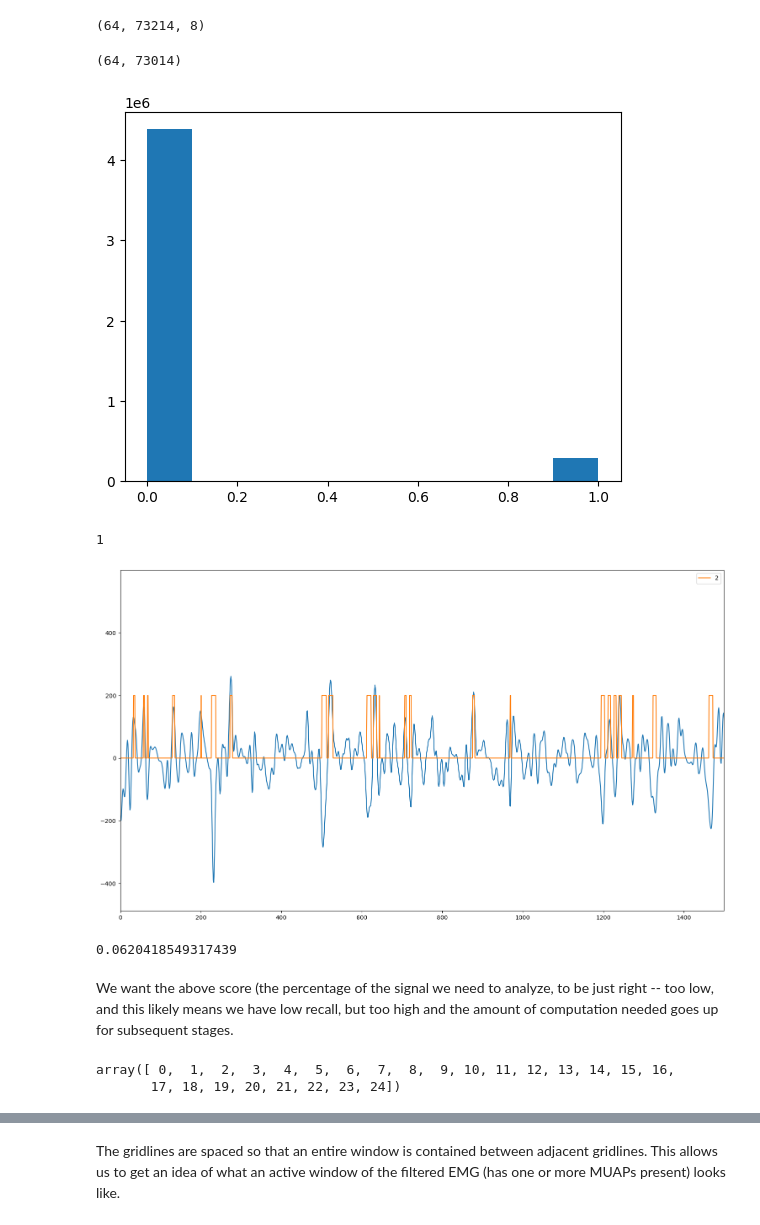
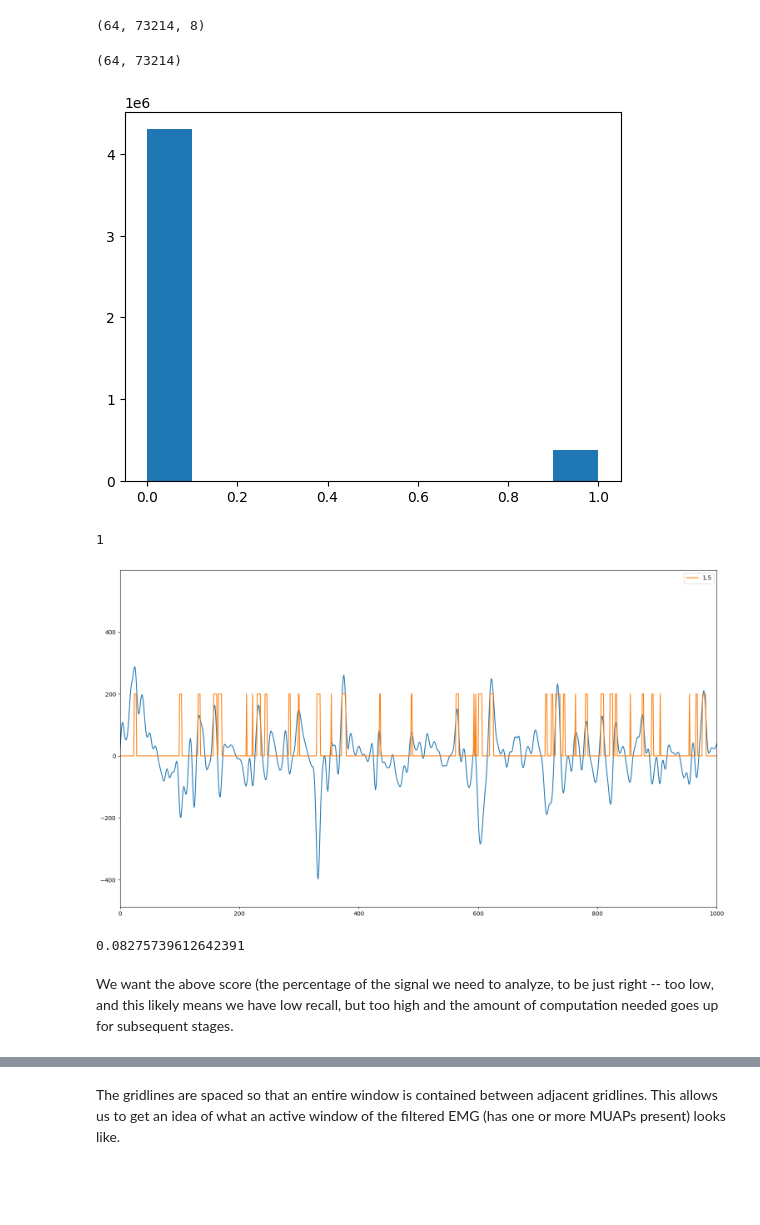
Before and after one commit to Electrum9/mlsp-project, a Jupyter notebook: Dictionary.ipynb, the cells around one changed output, grey strips where cells are left out. Drawn from its saved outputs; the diff is of its cells as text; code cells hidden in the pictures; blank space fills up the shorter version.

Commit message:
experimented with new sparsity and energy measure; modified dictionary learner (uses thresholding now), tuned hyperparams for entire process; made initial plots for ISI statistics

```diff
--- a/Dictionary.ipynb
+++ b/Dictionary.ipynb
@@ -157,8 +158,8 @@ will be $a=2..6$. To give a little more room to work with, we will go from 2 to
 # %%
 from sklearn.cluster import KMeans
 
-start, stop = 100, -100 # start and stop time in samples
-electrode = 23 # lower left electrode, closest on arm, in previously shown diagram
+start, stop = 0, filtered_if1_out_mat.shape[0] # start and stop time in samples
+electrode = 32 # lower left electrode, closest on arm, in previously shown diagram
 
 wavelet_convolved = []
 WIDTHS = np.arange(2, 10, 1) # roughly estimated based on total duration of Ricker wavelet, wavelet width, and durations of MUAP pulses
@@ -172,11 +173,13 @@ print(wavelet_convolved.shape) # shape is electrode number, time, wavelet width\
 # %% [output]
 (64, 73214, 8)
 # %%
-lambda1 = 1 / (1e-12 + np.linalg.norm(wavelet_convolved, axis=-1, ord=1))
-lambda2 = np.linalg.norm(wavelet_convolved, axis=-1)
+a = 1 # sparsity weight
+b = 1 # energy weight
+lambda1 = a / (1e-24 + np.linalg.norm(wavelet_convolved, axis=-1, ord=0))
+lambda2 = b * np.linalg.norm(wavelet_convolved, axis=-1, ord=-np.inf)
 
-k = 1e6 # changing this doesn't seem to matter much
-p = 2 # definitely affects sensitivity (lower this is, the more sensitive the detector is)
+k = 1 # changing this doesn't seem to matter much
+p = 1.5 # definitely affects sensitivity (lower this is, the more sensitive the detector is)
 
 #plt.figure()
 #plt.plot(filtered_if1_out_mat[start:stop,electrode])
@@ -202,33 +205,35 @@ print(assignments.shape)
 
 unique, counts = np.unique(assignments, return_counts=True)
 # %% [output]
-(64, 73014)
+(64, 73214)
-[figure, old version]
+[figure, new version]
 # %%
 activity_cluster_id = np.argmin(counts)
 
 print(activity_cluster_id)
 
 #plt.figure()
 #plt.plot(assignments == activity_cluster_id)
 #plt.xlim(0,1500)
 
+electrode = 23
+
 plt.figure()
 plt.plot(filtered_if1_out_mat[start:stop,electrode])
 plt.plot(200*(assignments[electrode,:] == activity_cluster_id), label=p)
-plt.xlim(0,1500)
+plt.xlim(0,1000)
 
 fig = plt.gcf()
 fig.set_size_inches(18.5, 10.5)
 
 plt.legend()
 plt.show()
 # %% [output]
 1
-[figure, old version]
+[figure, new version]
 # %%
 (assignments[:, start:stop] == activity_cluster_id).sum() / (assignments[:, start:stop]).size
 # %% [output]
-0.0620418549317439
+0.08275739612642391
 # %% [markdown]
 We want the above score (the percentage of the signal we need to analyze, to be just right -- too low, and this likely means we have low recall, but too high and the amount of computation needed goes up for subsequent stages.
@@ -237,5 +239,0 @@ x = np.arange(25)
-# %%
-x
-# %% [output]
-array([ 0,  1,  2,  3,  4,  5,  6,  7,  8,  9, 10, 11, 12, 13, 14, 15, 16,
-       17, 18, 19, 20, 21, 22, 23, 24])
```
Also changed, not shown: parts of 35 cells of this notebook.
